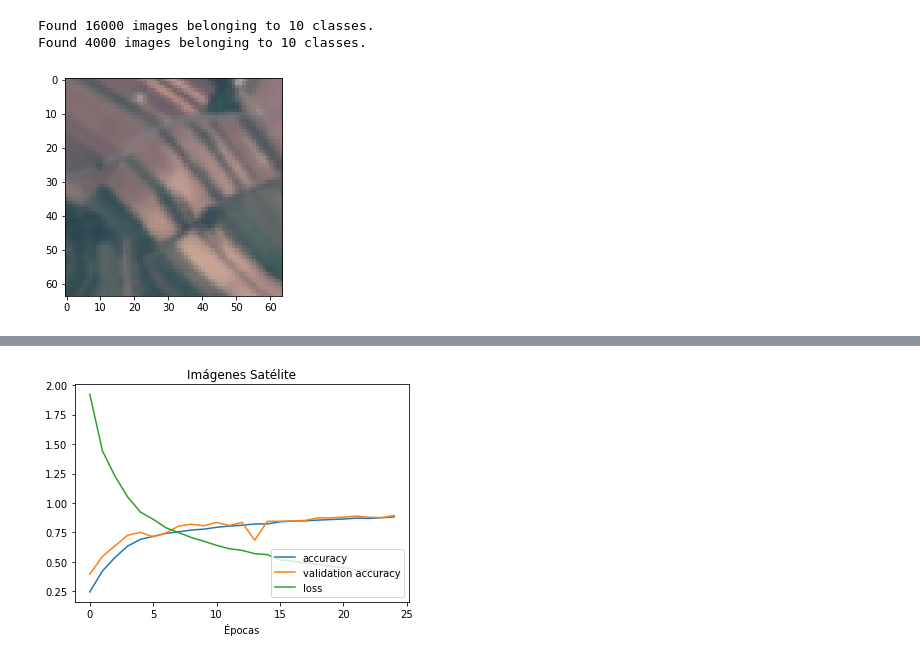
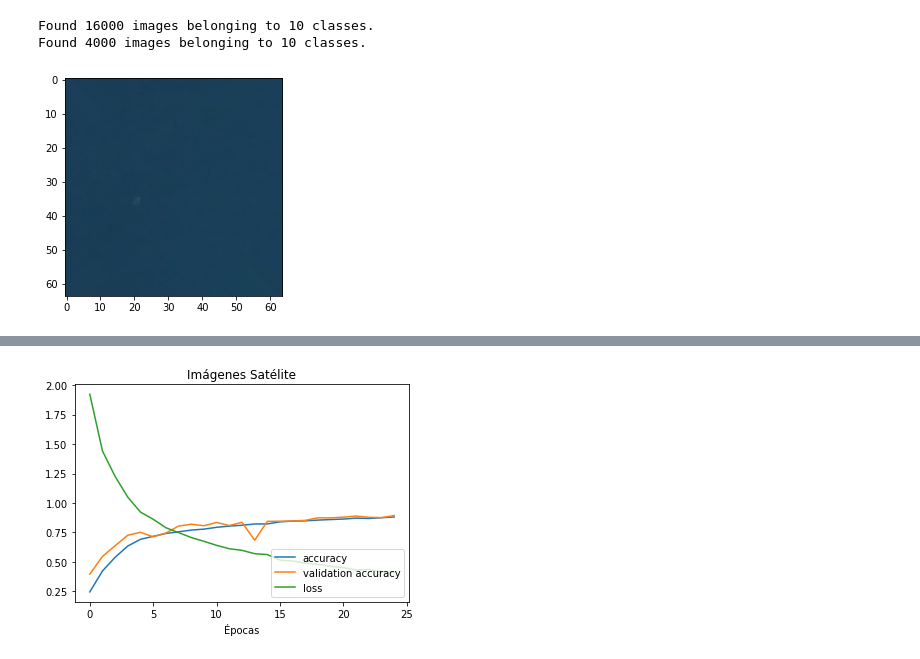
Before and after one commit to G10on/FSI-Red-Neuronal, a Jupyter notebook: NN.ipynb, the cells around one changed output, grey strips where cells are left out. Saved outputs shown, nothing was run; the diff lists cells and outputs as text; code cells hidden in the pictures.

```diff
--- a/NN.ipynb
+++ b/NN.ipynb
@@ -23,7 +23,7 @@ from matplotlib import pyplot as plt
 import numpy as np
 # %%
 size = 64
-batch_size = 50
+batch_size = 15
 base_dir = "/content/dataset/EuroSAT_dataset"
 
 train_data_dir = base_dir
@@ -68,12 +68,12 @@ validation_generator = validation_datagen.flow_from_directory(
 Found 16000 images belonging to 10 classes.
 Found 4000 images belonging to 10 classes.
 # %%
-# Visualization of the last image of the first batch
-image = np.array(train_generator[0][0][7], dtype='float')
+# Visualization of the first image of the first batch
+image = np.array(train_generator[0][0][0], dtype='float')
 plt.imshow(image)
 plt.show()
 # %% [output]
-[figure, old version]
+[figure, new version]
 # %%
 # MODEL --------------------------------------------------
 
```
Also changed, not shown: parts of 3 cells of this notebook.
